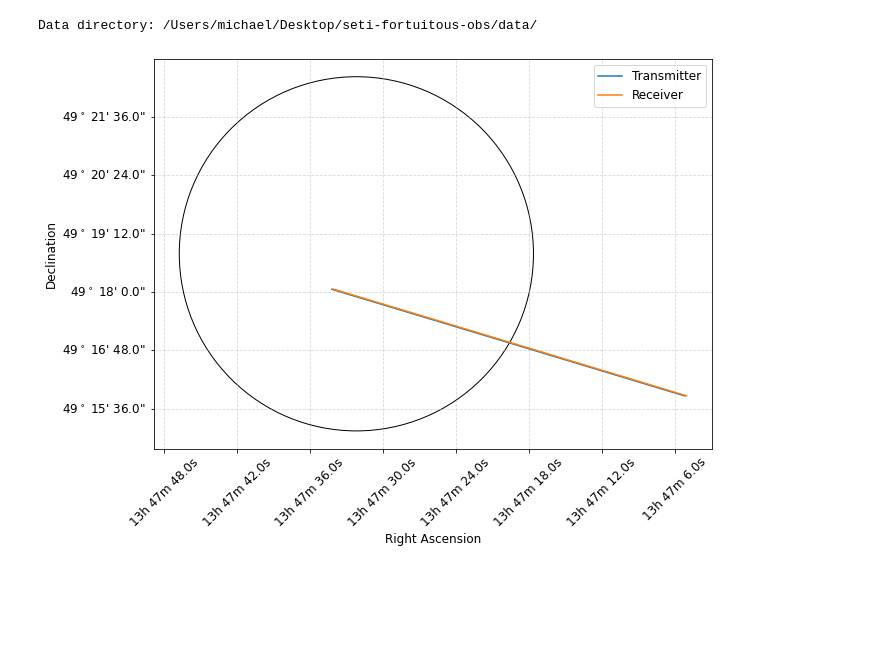
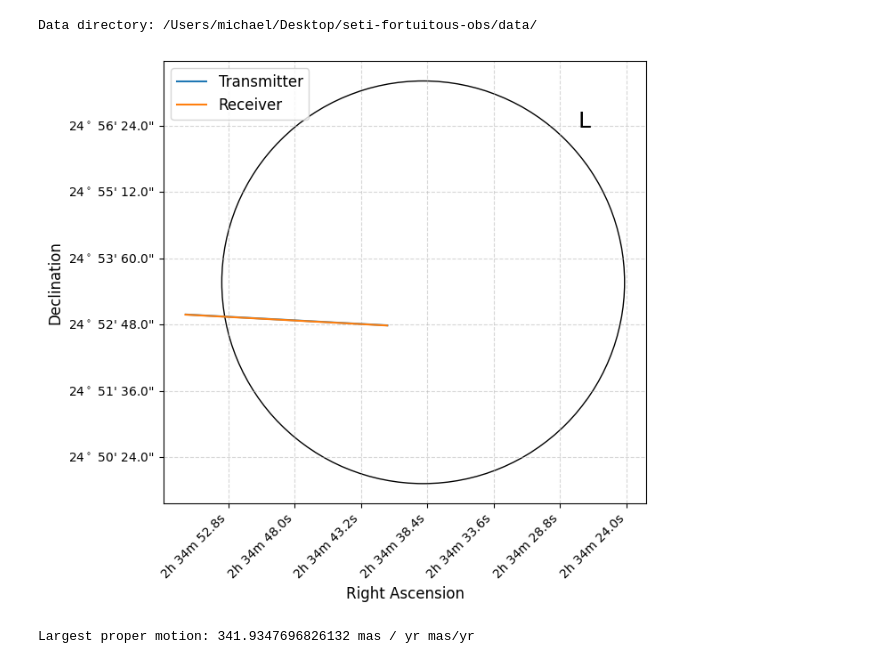
Before and after one commit to palumbom/seti-fortuitous-obs, a Jupyter notebook: parse_observations.ipynb, the cells around one changed output. Saved outputs shown, nothing was run; the diff lists cells and outputs as text; code cells hidden in the pictures; blank space fills up the shorter version.

```diff
--- a/parse_observations.ipynb
+++ b/parse_observations.ipynb
@@ -86,7 +107,7 @@ def plot_probe_focal_lines(i):
     band = df.iloc[i].obs_band
 
     # make plot objects
-    fig = plt.figure(figsize=(10,10))
+    fig = plt.figure(figsize=(7,7))
     axs = fig.add_subplot(1, 1, 1)
 
     # plot focal lines for transmitter and receiver
@@ -97,12 +118,15 @@ def plot_probe_focal_lines(i):
     circ = plt.Circle((ra_obs, dec_obs), beamDict[band]/2.0, color='k', fill=False)
     axs.add_patch(circ)
 
+    # annotate the beam circle
+    label = axs.annotate(band, xy=(ra_obs-beamDict[band]/2.6, dec_obs+beamDict[band]/2.6), fontsize=18)
+
     # inver the RA axis
     axs.invert_xaxis()
 
     # format the tick marks
-    axs.set_xticklabels(map(format_ra_string, axs.get_xticks()), rotation=45, fontsize=12)
-    axs.set_yticklabels(map(format_dec_string, axs.get_yticks()), fontsize=12)
+    axs.set_xticklabels(map(format_ra_string, axs.get_xticks()), rotation=45, fontsize=10, ha="right")
+    axs.set_yticklabels(map(format_dec_string, axs.get_yticks()), fontsize=10)
 
     # set the axis labels
     axs.set_xlabel("Right Ascension", fontsize=12)
@@ -110,9 +134,28 @@ def plot_probe_focal_lines(i):
 
     axs.set_aspect("equal")
     axs.grid(ls="--", alpha=0.5)
-    axs.legend(fontsize=12)
+    axs.legend(fontsize=12, loc="upper left")
     plt.show()
 # %%
-plot_probe_focal_lines(28)
+# plot the first hit
+plot_probe_focal_lines(0)
 # %% [output]
-[figure, old version]
+[figure, new version]
+# %%
+# get gaia source ids that appear in observation list
+common_ids = set(gaia_tbl["source_id"]).intersection(df["gaia_source_id"])
+
+idx = []
+for i in common_ids:
+    idx.append(np.where(gaia_tbl["source_id"] == i)[0][0])
+
+# get maximum proper motion
+gaia_pmra = gaia_tbl[idx]["pmra"]
+gaia_pmdec = gaia_tbl[idx]["pmdec"]
+gaia_pm = np.sqrt(gaia_pmra**2.0 + gaia_pmdec**2.0)
+pm_idx = np.argmax(gaia_pm)
+gaia_maxpm_source_id = gaia_tbl["source_id"][idx[pm_idx]]
+
+print("Largest proper motion: " + str(gaia_pm[pm_idx]) + " mas/yr")
+# %% [output]
+Largest proper motion: 341.9347696826132 mas / yr mas/yr
```
Also changed, not shown: parts of 8 cells of this notebook, 3 other files.
